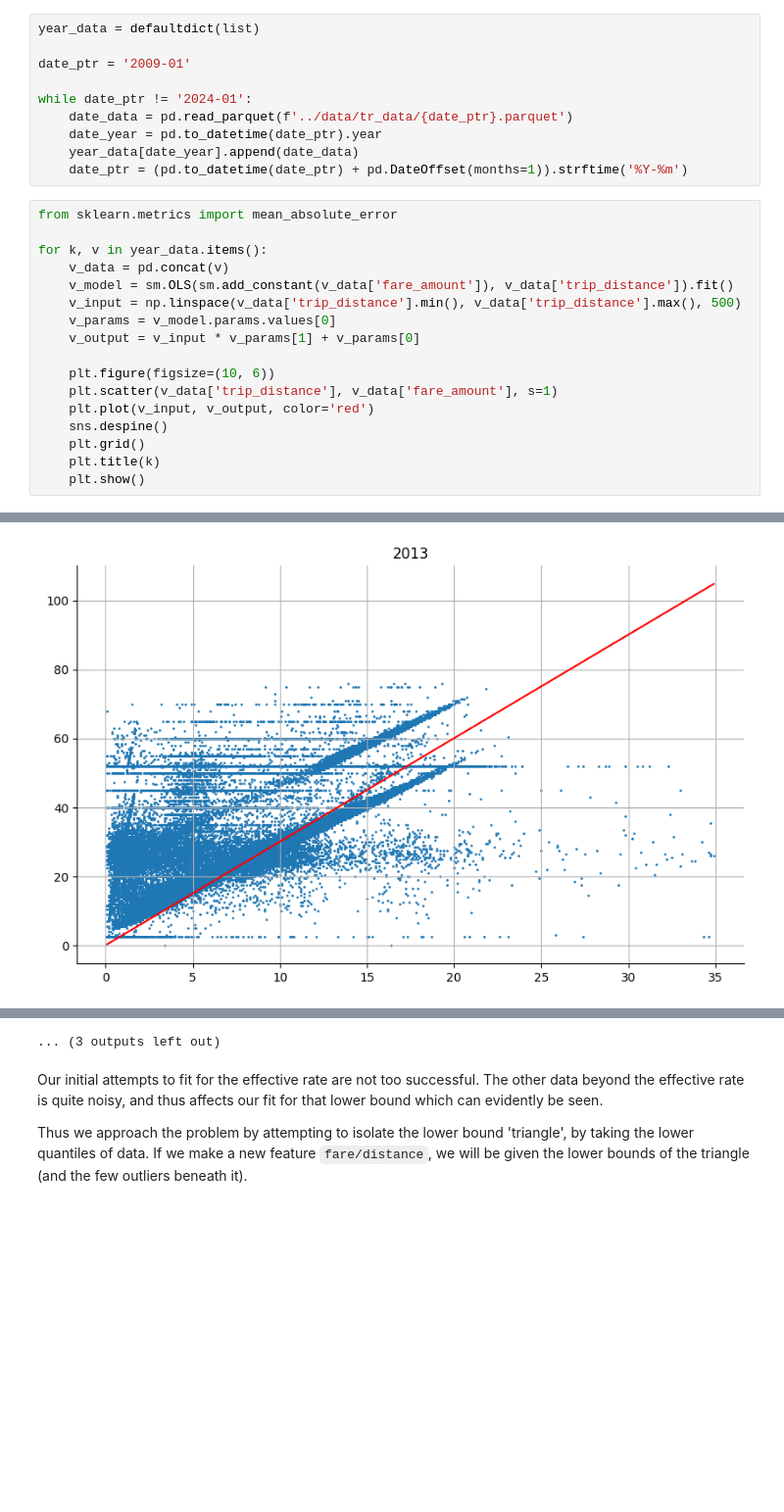
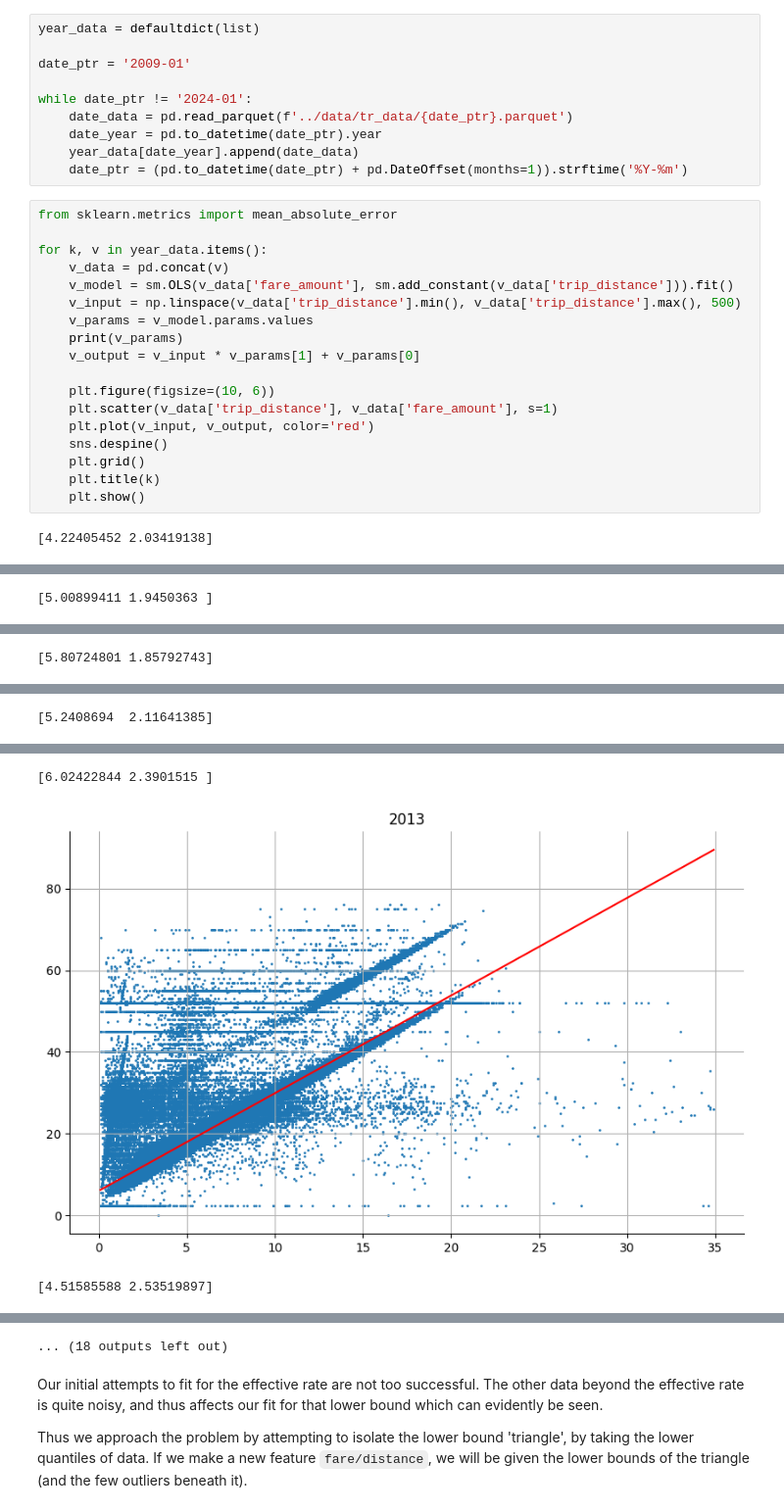
Before and after one commit to haezera/taxis-and-ubers, a Jupyter notebook: ds-research/research/fare_amount.ipynb, the cells around one changed output, grey strips where cells are left out. Shown at 98% size. Cells and saved outputs as stored; diff of their text form; blank space fills up the shorter version.

Commit message:
new: training window research + tips model + fare model for micro service finished

```diff
--- a/ds-research/research/fare_amount.ipynb
+++ b/ds-research/research/fare_amount.ipynb
@@ -31,9 +31,10 @@ from sklearn.metrics import mean_absolute_error
 
 for k, v in year_data.items():
     v_data = pd.concat(v)
-    v_model = sm.OLS(sm.add_constant(v_data['fare_amount']), v_data['trip_distance']).fit()
+    v_model = sm.OLS(v_data['fare_amount'], sm.add_constant(v_data['trip_distance'])).fit()
     v_input = np.linspace(v_data['trip_distance'].min(), v_data['trip_distance'].max(), 500)
-    v_params = v_model.params.values[0]
+    v_params = v_model.params.values
+    print(v_params)
     v_output = v_input * v_params[1] + v_params[0]
 
     plt.figure(figsize=(10, 6))
@@ -44,3 +45,4 @@ for k, v in year_data.items():
     plt.title(k)
     plt.show()
 # %% [output]
+[4.22405452 2.03419138]
@@ -47,0 +50 @@ for k, v in year_data.items():
+[5.00899411 1.9450363 ]
@@ -48,0 +52 @@ for k, v in year_data.items():
+[5.80724801 1.85792743]
@@ -49,0 +54 @@ for k, v in year_data.items():
+[5.2408694  2.11641385]
@@ -51 +56,3 @@ for k, v in year_data.items():
+[6.02422844 2.3901515 ]
-[figure, old version]
+[figure, new version]
+[4.51585588 2.53519897]
@@ -59,4 +60,4 @@ for k, v in year_data.items():
-... (3 outputs left out)
+... (18 outputs left out)
 # %% [markdown]
 Our initial attempts to fit for the effective rate are not too successful. The other data beyond the effective rate is quite noisy, and thus affects our fit for that lower bound which can evidently be seen.
 
```
Also changed, not shown: parts of 2 cells of this notebook, 4 other files.
